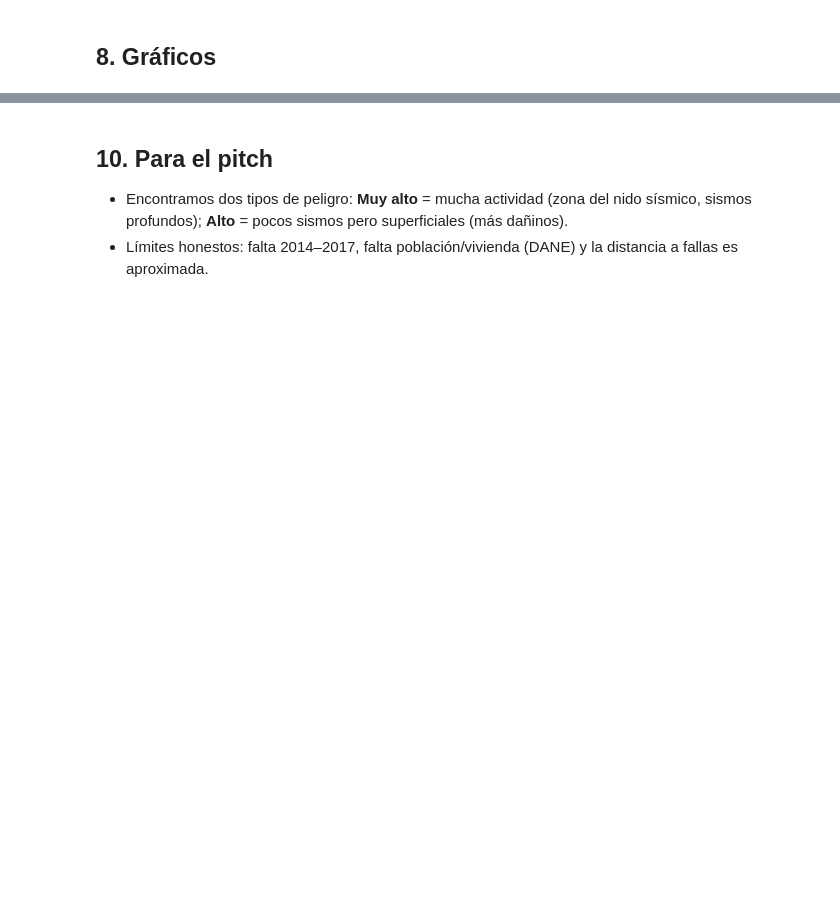
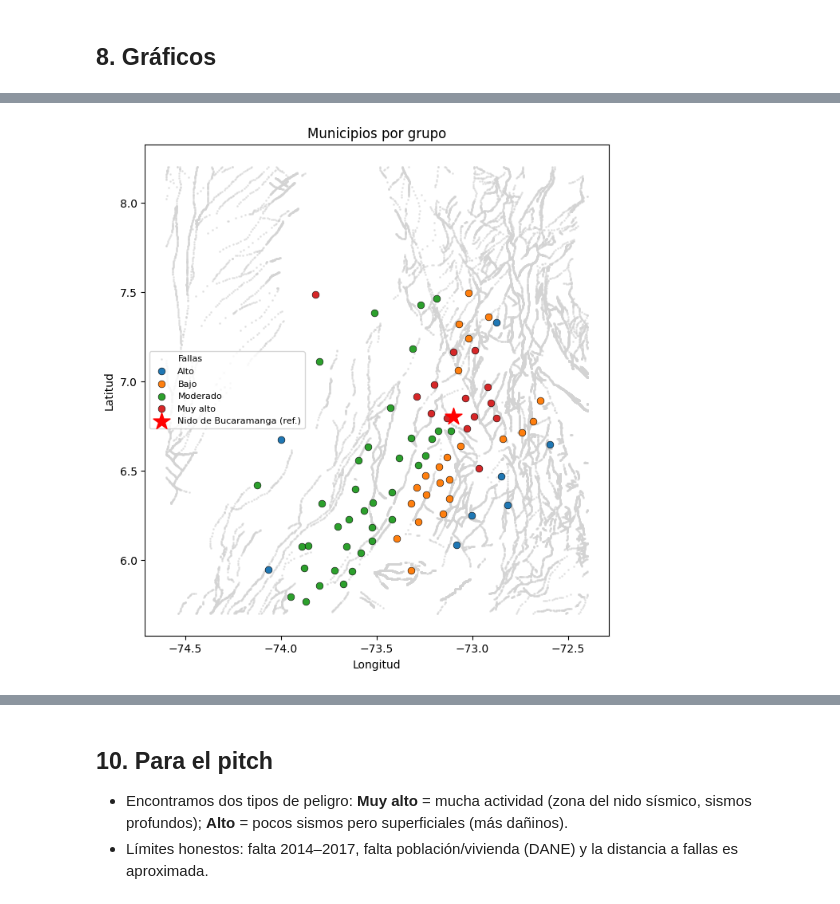
Before and after one commit to Jesurca/Hackathon-CIAI-UTSmart-2026, a Jupyter notebook: modelos/no_supervisado/modelo_no_supervisado.ipynb, the cells around one changed output, grey strips where cells are left out. Drawn from its saved outputs; the diff is of its cells as text; code cells hidden in the pictures; blank space fills up the shorter version.

```diff
--- a/modelos/no_supervisado/modelo_no_supervisado.ipynb
+++ b/modelos/no_supervisado/modelo_no_supervisado.ipynb
@@ -182,18 +288,23 @@ comparacion.round(3)
 
 El índice de actividad mezcla frecuencia, energía, tamaño máximo y superficialidad. Un municipio con pocos sismos pero **muy superficiales** también cuenta como peligroso.
 # %%
-modelo_final = KMeans(n_clusters=K_FINAL, n_init=10, random_state=SEMILLA)
-F["grupo_num"] = modelo_final.fit_predict(Z)
+if paquete is None:
+    modelo_final = KMeans(n_clusters=K_FINAL, n_init=10, random_state=SEMILLA)
+    F["grupo_num"] = modelo_final.fit_predict(Z)
 
-IND = ["sismos_x_anio", "log_energia", "mag_max", "pct_m4_mas", "pct_superficial"]
-zs = (F[IND] - F[IND].mean()) / F[IND].std()
-F["indice_actividad"] = zs.mean(axis=1)
+    IND = ["sismos_x_anio", "log_energia", "mag_max", "pct_m4_mas", "pct_superficial"]
+    zs = (F[IND] - F[IND].mean()) / F[IND].std()
+    F["indice_actividad"] = zs.mean(axis=1)
 
-# Los grupos se ordenan de menor a mayor actividad y se etiquetan.
-orden = F.groupby("grupo_num")["indice_actividad"].mean().sort_values().index
-nombres = ["Bajo", "Moderado", "Alto", "Muy alto"]
-etiquetas = {g: nombres[i] for i, g in enumerate(orden)}
-F["grupo"] = F["grupo_num"].map(etiquetas)
+    # Los grupos se ordenan de menor a mayor actividad y se etiquetan.
+    orden = F.groupby("grupo_num")["indice_actividad"].mean().sort_values().index
+    nombres = ["Bajo", "Moderado", "Alto", "Muy alto"]
+    etiquetas = {g: nombres[i] for i, g in enumerate(orden)}
+    F["grupo"] = F["grupo_num"].map(etiquetas)
+else:
+    modelo_final = paquete["modelo_final"]
+    etiquetas = paquete["etiquetas"]
+    print("Grupos cargados de la caché")
 
 print("Municipios por grupo:")
 print(F["grupo"].value_counts().to_string())
@@ -228,13 +380,15 @@ plt.show()
 # %%
 fig, ax = plt.subplots(figsize=(7.5, 8))
-if RUTA_FALLAS.exists():
+if puntos is not None:
     ax.scatter(puntos[:, 0], puntos[:, 1], s=1, c="lightgray", alpha=.5, label="Fallas")
 for grupo, d in F.groupby("grupo"):
     ax.scatter(d["lon_centro"], d["lat_centro"], s=40, label=grupo, edgecolor="k", linewidth=.4)
 ax.scatter(NIDO_LON, NIDO_LAT, marker="*", s=250, c="red", label="Nido de Bucaramanga (ref.)")
 ax.set_xlabel("Longitud"); ax.set_ylabel("Latitud")
 ax.legend(fontsize=8); ax.set_title("Municipios por grupo")
 plt.show()
+# %% [output]
+[figure, added]
 # %%
 fig, ax = plt.subplots(figsize=(7, 4.5))
 importancia.head(10).iloc[::-1].plot.barh(x="variable", y="eta2", legend=False, color="#8e44ad", ax=ax)
```
Also changed, not shown: parts of 14 cells of this notebook, 1 other file.
